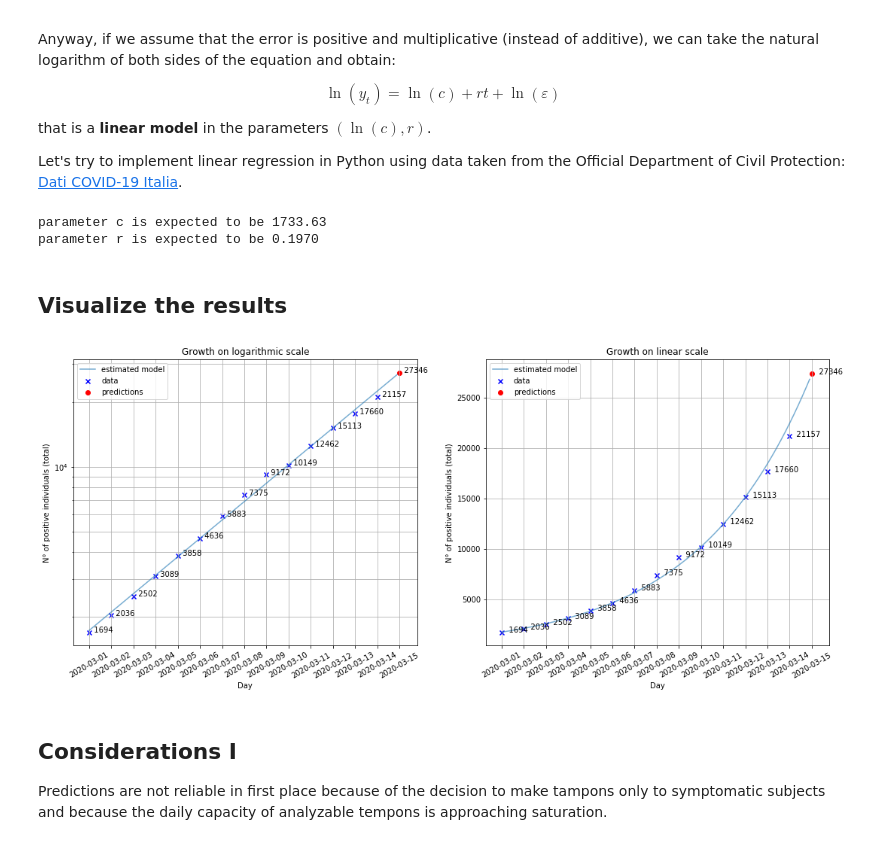
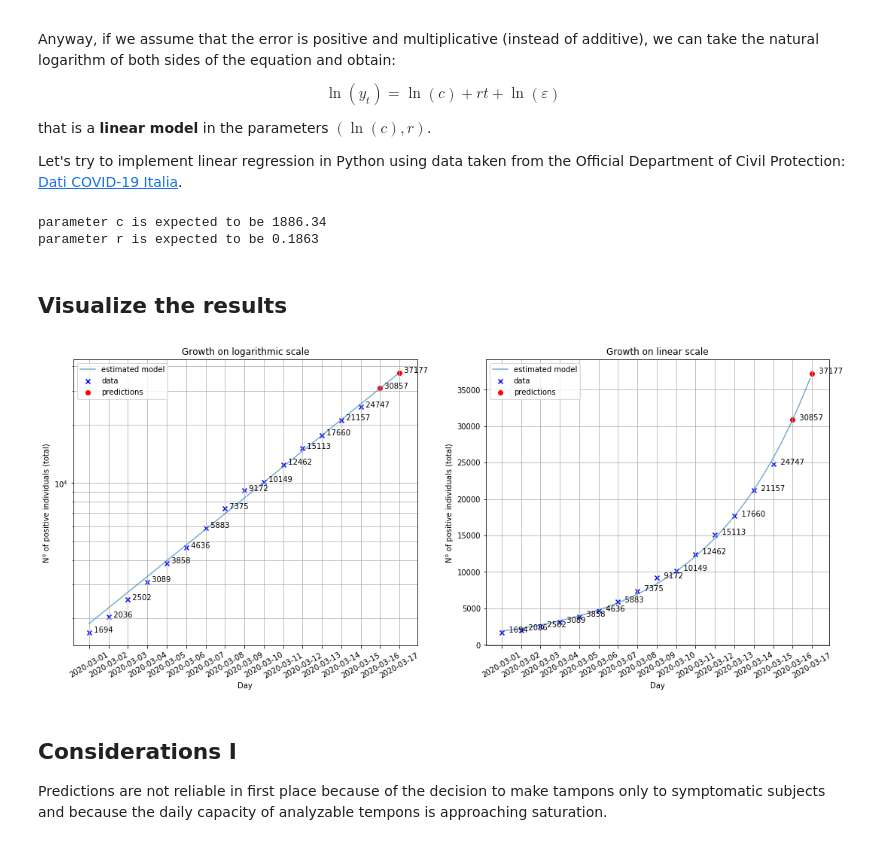
Before and after one commit to pietroventurini/predict-COVID19, a Jupyter notebook: Predicting_the_spread_of_COVID_19.ipynb, the cells around one changed output. Drawn from its saved outputs; the diff is of its cells as text; code cells hidden in the pictures.

```diff
--- a/Predicting_the_spread_of_COVID_19.ipynb
+++ b/Predicting_the_spread_of_COVID_19.ipynb
@@ -48,7 +48,13 @@ t = np.arange(n) # t = [0, 1, ..., n-1]
 X = np.array([np.ones(n), t]).T # construct matrix of regressors
 
 # approach 1: solving the normal equations: params = (X'X)^-1 X' lny
-(lnc, r) = np.dot(np.linalg.inv(X.T @ X) @ X.T, lny)
+# (lnc, r) = np.dot(np.linalg.inv(X.T @ X) @ X.T, lny)
+
+# Trying different approach in order to give more importance to numbers of last days
+# Weighted Least Squares: params = (X'WX)^-1 X'W*lny
+w = 0.8
+W = np.diag(list(map(lambda x: w**(n - x - 1), range(n))))
+(lnc, r) = np.dot(np.linalg.inv(X.T @ W @ X) @ X.T @ W, lny)
 
 # approach 2: with the Moore-Penrose pseudoinverse
 #(lnc, r) = np.dot(np.linalg.pinv(X), lny)
@@ -63,14 +69,14 @@ c = np.exp(lnc)
 print('parameter c is expected to be {:.2f}'.format(c))
 print('parameter r is expected to be {:.4f}'.format(r))
 # %% [output]
-parameter c is expected to be 1733.63
-parameter r is expected to be 0.1970
+parameter c is expected to be 1886.34
+parameter r is expected to be 0.1863
 # %% [markdown]
 ## Visualize the results
 # %%
 # sample data for plotting purposes
 t_start = np.datetime64(start_date) # first day
-days = 14 # days to consider since t_start
+days = 16 # days to consider since t_start
 dates = np.arange(t_start, t_start + days + 1) # list of days from t_start to (t_start + days)
 xx = np.arange(0, days, 0.1)
 yy = c * np.exp(r*xx)
@@ -82,34 +88,34 @@ y_pred = c * np.exp(r*t_pred)
 # plot: semilogarithmic scale
 fig, (ax1, ax2) = plt.subplots(1, 2, figsize=(18,7))
 ax1.scatter(t, y, marker='x', color='b', label='data')
 ax1.scatter(t_pred, y_pred, marker='o', color='r', label='predictions')
 ax1.semilogy(xx, yy, alpha=0.6, label='estimated model')
 ax1.grid(True, which='both')
 ax1.set_xticks(range(days+1))
 ax1.set_xticklabels(dates)
 ax1.xaxis.set_tick_params(rotation=30, labelsize=10)
 ax1.set_title('Growth on logarithmic scale')
 ax1.set_xlabel('Day')
 ax1.set_ylabel('N° of positive individuals (total)')
 ax1.legend()
 [ax1.annotate('  {:.0f}'.format(y), (t, y)) for (t,y) in zip(np.hstack((t, t_pred)), np.hstack((y, y_pred)))]
 
 # plot: linear scale
 ax2.scatter(t, y, marker='x', color='b', label='data')
 ax2.scatter(t_pred, y_pred, marker='o', color='r', label='predictions')
 ax2.plot(xx, yy, alpha=0.6, label='estimated model')
 ax2.grid(True)
 ax2.set_xticks(range(days+1))
 ax2.set_xticklabels(dates)
 ax2.xaxis.set_tick_params(rotation=30, labelsize=10)
 ax2.set_xlabel('Day')
 ax2.set_ylabel('N° of positive individuals (total)')
 ax2.set_title('Growth on linear scale')
 ax2.legend()
 [ax2.annotate('   {:.0f}'.format(y), (t, y)) for (t,y) in zip(np.hstack((t, t_pred)), np.hstack((y, y_pred)))]
 plt.show()
 # %% [output]
-[figure, old version]
+[figure, new version]
 # %% [markdown]
 ## Considerations I
 
```
Also changed, not shown: parts of 1 cell of this notebook.
